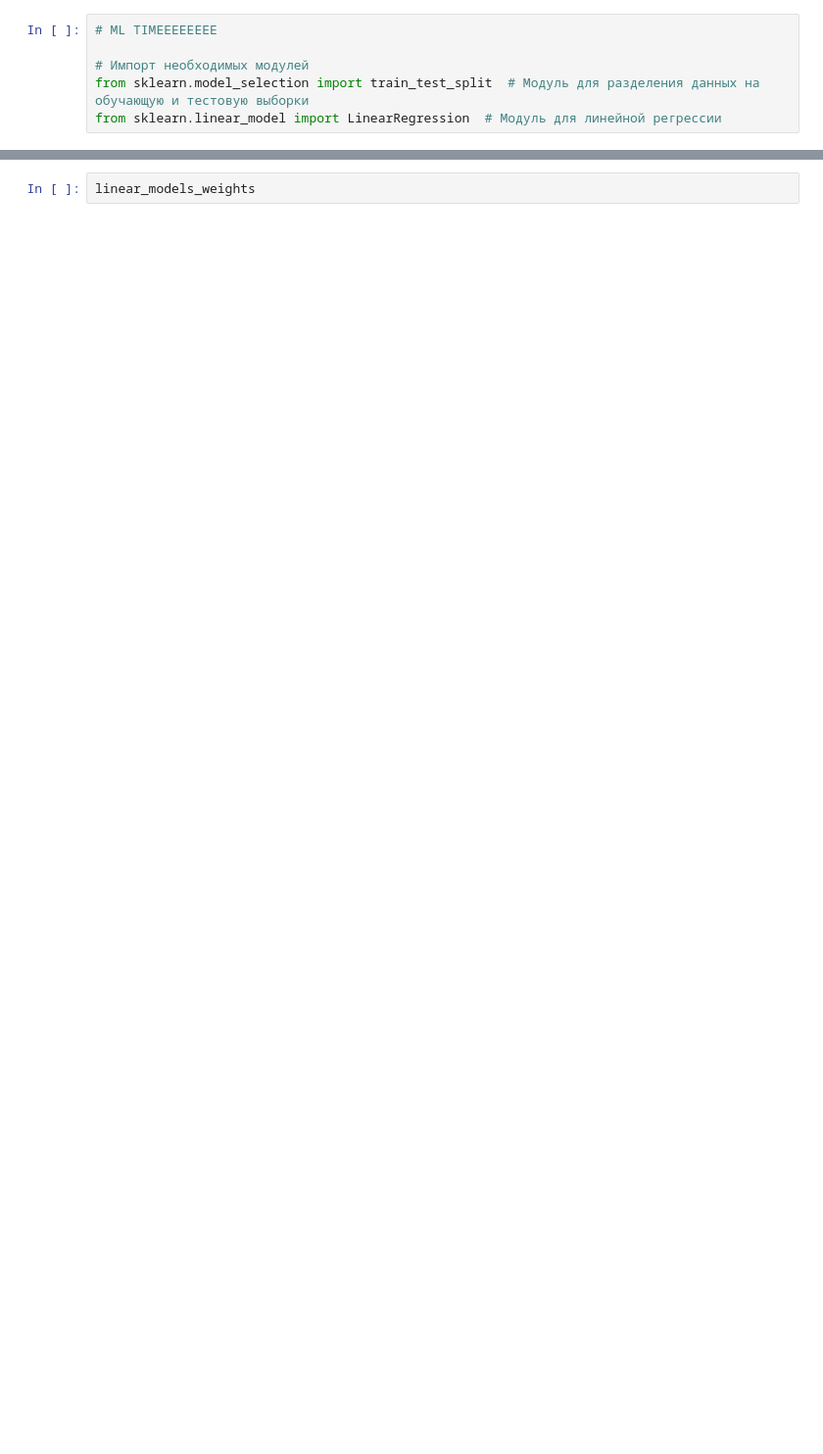
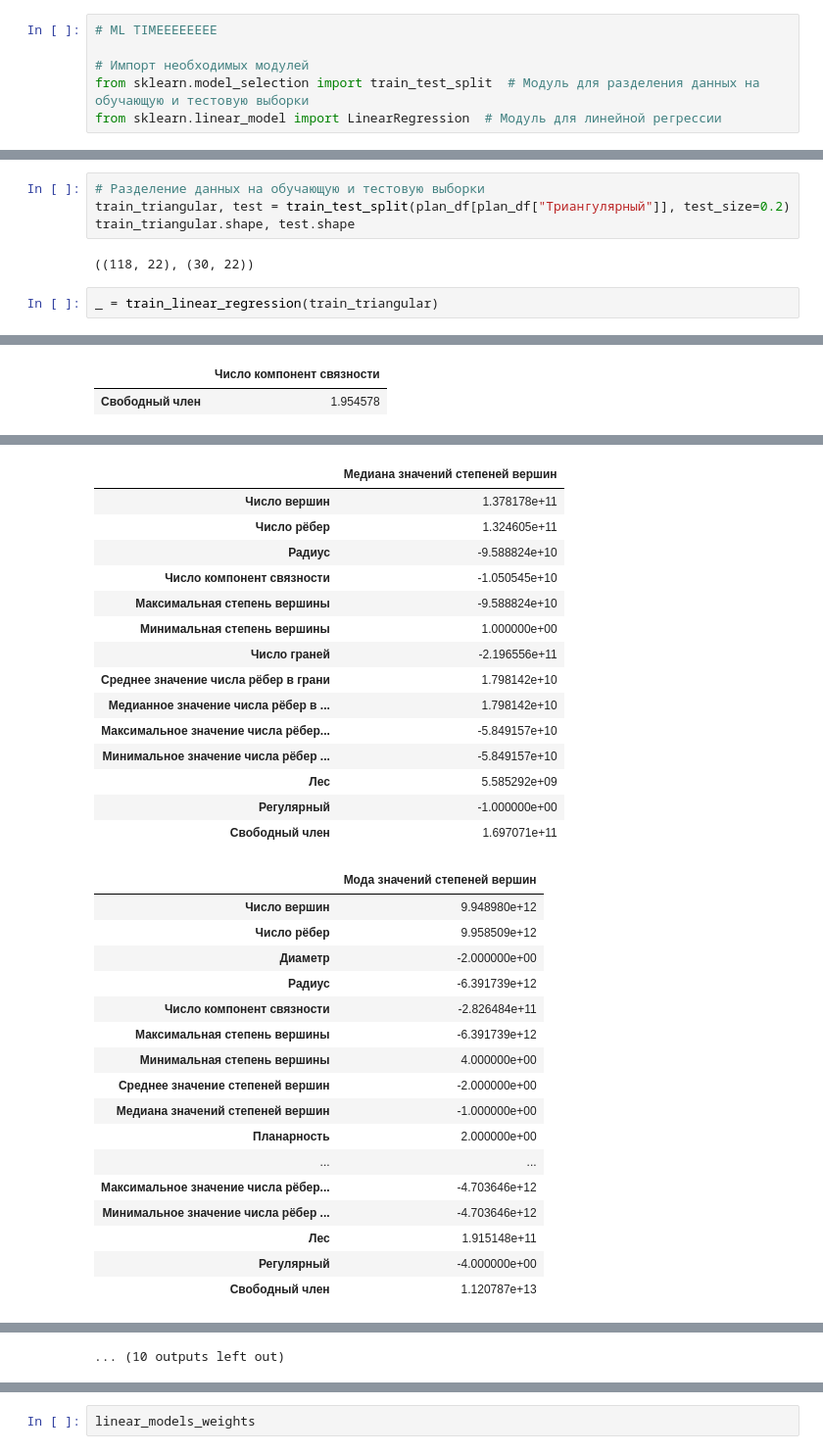
Before and after one commit to Fel1-of/wise-task-research, a Jupyter notebook: main.ipynb, the cells around one changed output, grey strips where cells are left out. Shown at 98% size. Cells and saved outputs as stored; diff of their text form; blank space fills up the shorter version.

```diff
--- a/main.ipynb
+++ b/main.ipynb
@@ -1029,0 +1016,9 @@ for i in range(18):
+# %%
+# Разделение данных на обучающую и тестовую выборки
+train_triangular, test = train_test_split(plan_df[plan_df["Триангулярный"]], test_size=0.2)
+train_triangular.shape, test.shape
+# %% [output]
+((118, 22), (30, 22))
+# %%
+_ = train_linear_regression(train_triangular)
+# %% [output]
@@ -1029,0 +1052,2 @@ for i in range(18):
+|  | Число компонент связности |
+| Свободный член | 1.954578 |
@@ -1029,0 +1092,32 @@ for i in range(18):
+|  | Медиана значений степеней вершин |
+| Число вершин | 1.378178e+11 |
+| Число рёбер | 1.324605e+11 |
+| Радиус | -9.588824e+10 |
+| Число компонент связности | -1.050545e+10 |
+| Максимальная степень вершины | -9.588824e+10 |
+| Минимальная степень вершины | 1.000000e+00 |
+| Число граней | -2.196556e+11 |
+| Среднее значение числа рёбер в грани | 1.798142e+10 |
+| Медианное значение числа рёбер в ... | 1.798142e+10 |
+| Максимальное значение числа рёбер... | -5.849157e+10 |
+| Минимальное значение числа рёбер ... | -5.849157e+10 |
+| Лес | 5.585292e+09 |
+| Регулярный | -1.000000e+00 |
+| Свободный член | 1.697071e+11 |
+|  | Мода значений степеней вершин |
+| Число вершин | 9.948980e+12 |
+| Число рёбер | 9.958509e+12 |
+| Диаметр | -2.000000e+00 |
+| Радиус | -6.391739e+12 |
+| Число компонент связности | -2.826484e+11 |
+| Максимальная степень вершины | -6.391739e+12 |
+| Минимальная степень вершины | 4.000000e+00 |
+| Среднее значение степеней вершин | -2.000000e+00 |
+| Медиана значений степеней вершин | -1.000000e+00 |
+| Планарность | 2.000000e+00 |
+| ... | ... |
+| Максимальное значение числа рёбер... | -4.703646e+12 |
+| Минимальное значение числа рёбер ... | -4.703646e+12 |
+| Лес | 1.915148e+11 |
+| Регулярный | -4.000000e+00 |
+| Свободный член | 1.120787e+13 |
@@ -1029,0 +1141 @@ for i in range(18):
+... (10 outputs left out)
```
Also changed, not shown: parts of 20 cells of this notebook, 3 other files.
